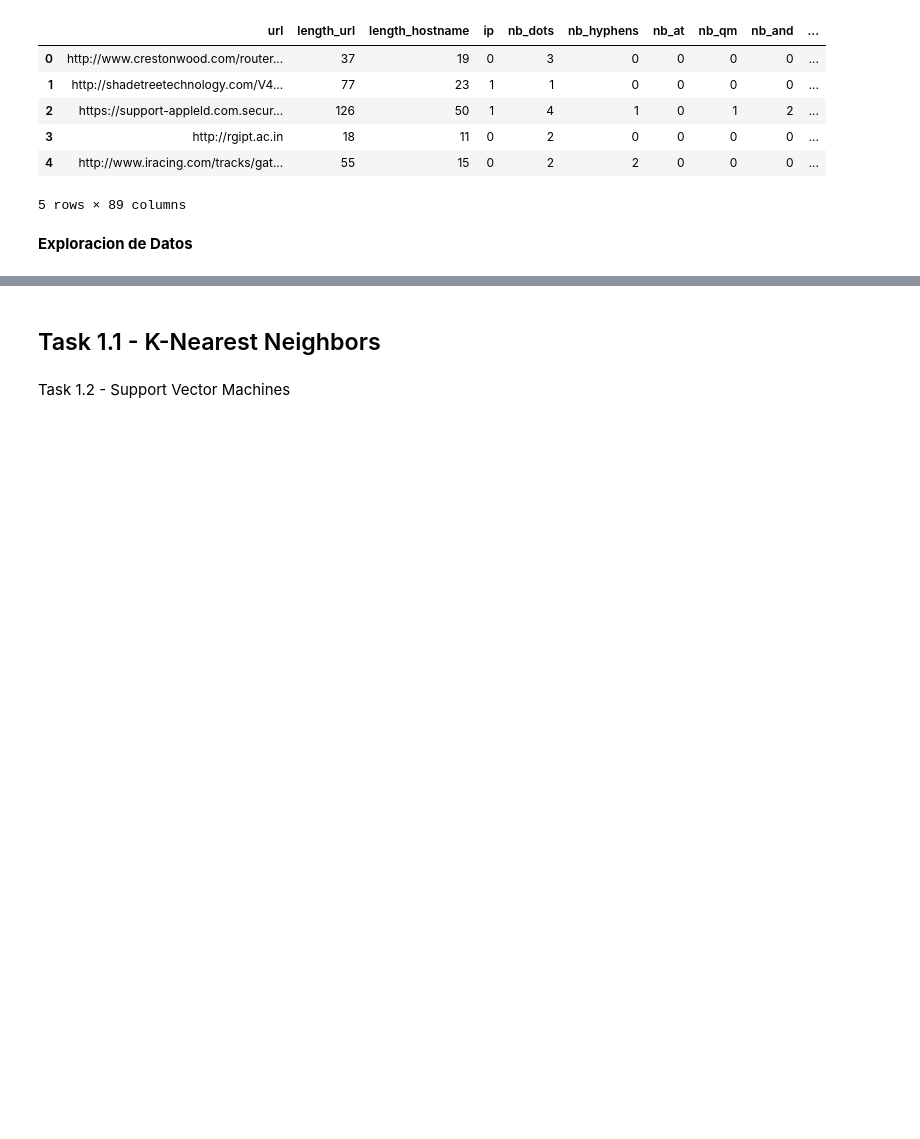
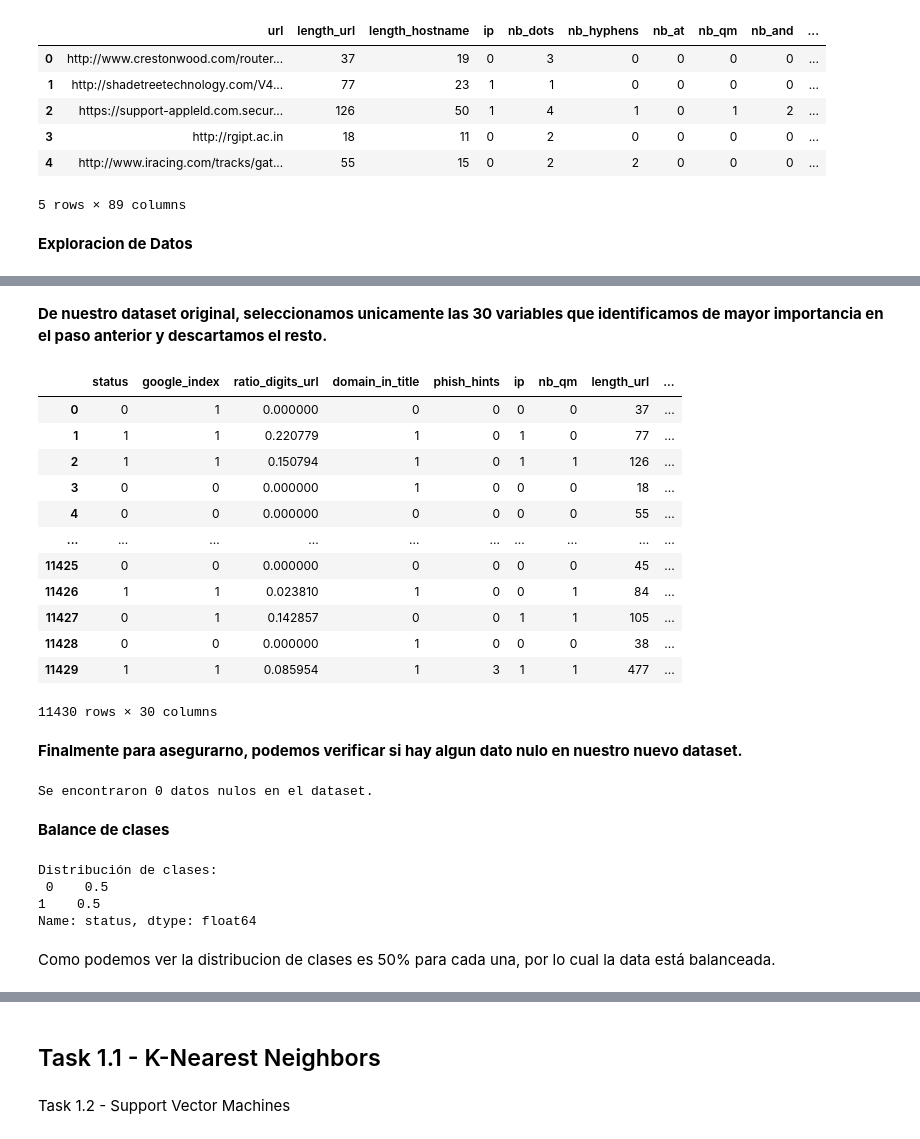
Before and after one commit to Diego-CB/Lab5-IA, a Jupyter notebook: lab5.ipynb, the cells around one changed output, grey strips where cells are left out. Cells and saved outputs as stored; diff of their text form; code cells hidden in the pictures; blank space fills up the shorter version.

```diff
--- a/lab5.ipynb
+++ b/lab5.ipynb
@@ -33,0 +77,5 @@ data.head()
+# %%
+
+# Seleccionar las 5 variables con las correlaciones más altas en orden descendente
+top_corr_vars = pd.DataFrame(corr_matrix['status'].nlargest(30))
+top_corr_vars
@@ -33,0 +100,41 @@ data.head()
+# %% [markdown]
+**De nuestro dataset original, seleccionamos unicamente las 30 variables que identificamos de mayor importancia en el paso anterior y descartamos el resto.**
+# %%
+columns = top_corr_vars.index.tolist()
+data = data.loc[:, columns]
+data
+# %% [output]
+|  | status | google_index | ratio_digits_url | domain_in_title | phish_hints | ip | nb_qm | length_url | ... |
+| 0 | 0 | 1 | 0.000000 | 0 | 0 | 0 | 0 | 37 | ... |
+| 1 | 1 | 1 | 0.220779 | 1 | 0 | 1 | 0 | 77 | ... |
+| 2 | 1 | 1 | 0.150794 | 1 | 0 | 1 | 1 | 126 | ... |
+| 3 | 0 | 0 | 0.000000 | 1 | 0 | 0 | 0 | 18 | ... |
+| 4 | 0 | 0 | 0.000000 | 0 | 0 | 0 | 0 | 55 | ... |
+| ... | ... | ... | ... | ... | ... | ... | ... | ... | ... |
+| 11425 | 0 | 0 | 0.000000 | 0 | 0 | 0 | 0 | 45 | ... |
+| 11426 | 1 | 1 | 0.023810 | 1 | 0 | 0 | 1 | 84 | ... |
+| 11427 | 0 | 1 | 0.142857 | 0 | 0 | 1 | 1 | 105 | ... |
+| 11428 | 0 | 0 | 0.000000 | 1 | 0 | 0 | 0 | 38 | ... |
+| 11429 | 1 | 1 | 0.085954 | 1 | 3 | 1 | 1 | 477 | ... |
+11430 rows × 30 columns
+# %% [markdown]
+**Finalmente para asegurarno, podemos verificar si hay algun dato nulo en nuestro nuevo dataset.**
+# %%
+columnas_con_nulos = data.isnull().sum()
+null_len = len(columnas_con_nulos[columnas_con_nulos > 0])
+print('Se encontraron {} datos nulos en el dataset.'.format(null_len))
+# %% [output]
+Se encontraron 0 datos nulos en el dataset.
+# %% [markdown]
+**Balance de clases**
+# %%
+class_distribution = pd.value_counts(data['status'], normalize=True)
+
+print("Distribución de clases:\n", class_distribution)
+# %% [output]
+Distribución de clases:
+ 0    0.5
+1    0.5
+Name: status, dtype: float64
+# %% [markdown]
+Como podemos ver la distribucion de clases es 50% para cada una, por lo cual la data está balanceada.
```
Also changed, not shown: parts of 11 cells of this notebook.
